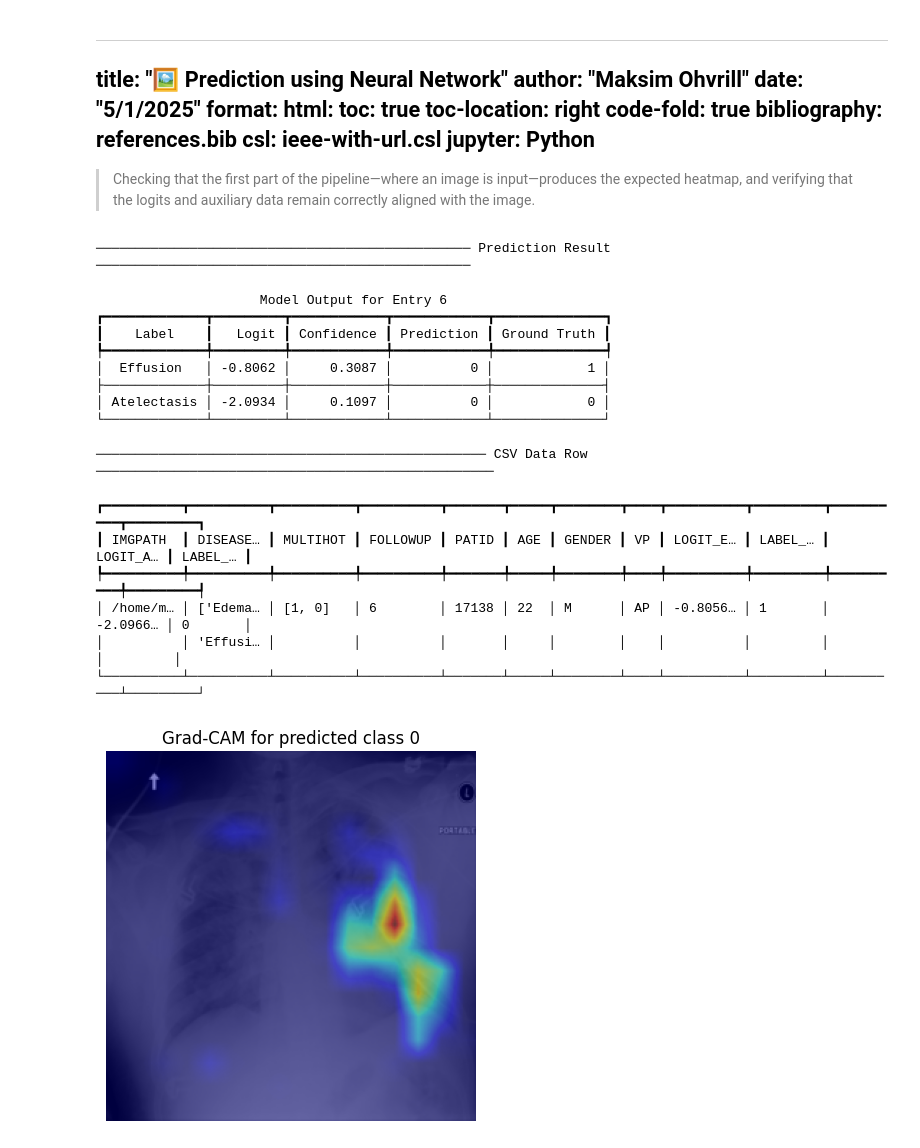
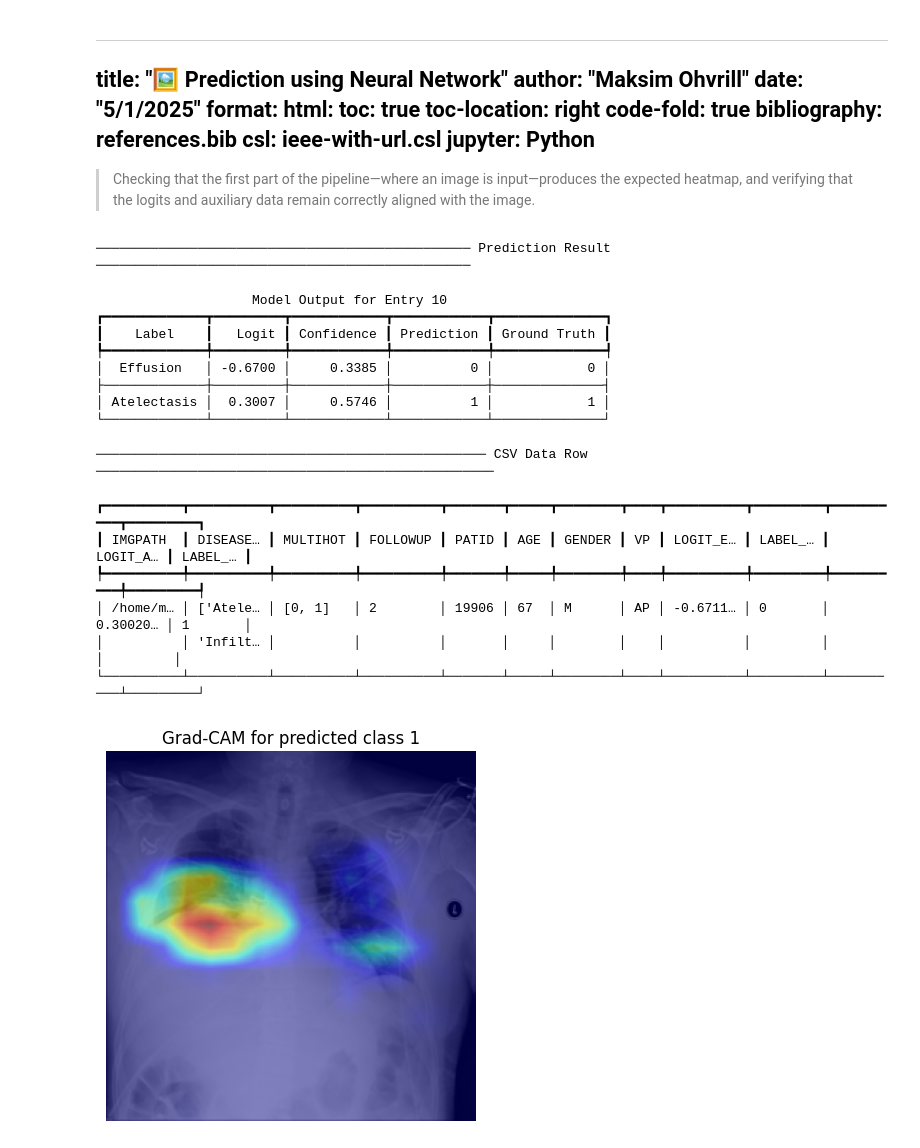
Before and after one commit to 589664/InfernoCalibNet, a Jupyter notebook: notebooks/3.1-singeImageInspect.ipynb, the cells around one changed output. Saved outputs shown, nothing was run; the diff lists cells and outputs as text; code cells hidden in the pictures.

```diff
--- a/notebooks/3.1-singeImageInspect.ipynb
+++ b/notebooks/3.1-singeImageInspect.ipynb
@@ -86,37 +86,37 @@ def predict_single_entry(index: int = 1000):
     for label, logit, prob, pred_val, true_val in zip(
         ["Effusion", "Atelectasis"], logits.numpy(), probs.numpy(), predictions.numpy(), target_tensor.numpy()
     ):
         table.add_row(label, f"{logit:.4f}", f"{prob:.4f}", str(int(pred_val)), str(int(true_val)))
 
     console.print(table)
 
     console.rule("[bold cyan]CSV Data Row")
     csv_table = Table(show_header=True, header_style="bold cyan")
     for col in row.index:
         csv_table.add_column(col)
     csv_table.add_row(*[str(row[col]) for col in row.index])
     console.print(csv_table)
 
     runGradCAM(model, image_tensor, device)
 
     # return logits.numpy(), probs.numpy(), predictions.numpy(), target_tensor.numpy()
 
-predict_single_entry(index=6)
+predict_single_entry(index=10)
 # %% [output]
 ──────────────────────────────────────────────── Prediction Result ────────────────────────────────────────────────
-                     Model Output for Entry 6
+                    Model Output for Entry 10
 ┏━━━━━━━━━━━━━┳━━━━━━━━━┳━━━━━━━━━━━━┳━━━━━━━━━━━━┳━━━━━━━━━━━━━━┓
 ┃    Label    ┃   Logit ┃ Confidence ┃ Prediction ┃ Ground Truth ┃
 ┡━━━━━━━━━━━━━╇━━━━━━━━━╇━━━━━━━━━━━━╇━━━━━━━━━━━━╇━━━━━━━━━━━━━━┩
-│  Effusion   │ -0.8062 │     0.3087 │          0 │            1 │
+│  Effusion   │ -0.6700 │     0.3385 │          0 │            0 │
 ├─────────────┼─────────┼────────────┼────────────┼──────────────┤
-│ Atelectasis │ -2.0934 │     0.1097 │          0 │            0 │
+│ Atelectasis │  0.3007 │     0.5746 │          1 │            1 │
 └─────────────┴─────────┴────────────┴────────────┴──────────────┘
 ────────────────────────────────────────────────── CSV Data Row ───────────────────────────────────────────────────
 ┏━━━━━━━━━━┳━━━━━━━━━━┳━━━━━━━━━━┳━━━━━━━━━━┳━━━━━━━┳━━━━━┳━━━━━━━━┳━━━━┳━━━━━━━━━━┳━━━━━━━━━┳━━━━━━━━━━┳━━━━━━━━━┓
 ┃ IMGPATH  ┃ DISEASE… ┃ MULTIHOT ┃ FOLLOWUP ┃ PATID ┃ AGE ┃ GENDER ┃ VP ┃ LOGIT_E… ┃ LABEL_… ┃ LOGIT_A… ┃ LABEL_… ┃
 ┡━━━━━━━━━━╇━━━━━━━━━━╇━━━━━━━━━━╇━━━━━━━━━━╇━━━━━━━╇━━━━━╇━━━━━━━━╇━━━━╇━━━━━━━━━━╇━━━━━━━━━╇━━━━━━━━━━╇━━━━━━━━━┩
-│ /home/m… │ ['Edema… │ [1, 0]   │ 6        │ 17138 │ 22  │ M      │ AP │ -0.8056… │ 1       │ -2.0966… │ 0       │
-│          │ 'Effusi… │          │          │       │     │        │    │          │         │          │         │
+│ /home/m… │ ['Atele… │ [0, 1]   │ 2        │ 19906 │ 67  │ M      │ AP │ -0.6711… │ 0       │ 0.30020… │ 1       │
+│          │ 'Infilt… │          │          │       │     │        │    │          │         │          │         │
 └──────────┴──────────┴──────────┴──────────┴───────┴─────┴────────┴────┴──────────┴─────────┴──────────┴─────────┘
-[figure, old version]
+[figure, new version]
```
Also changed, not shown: 9 other files.
